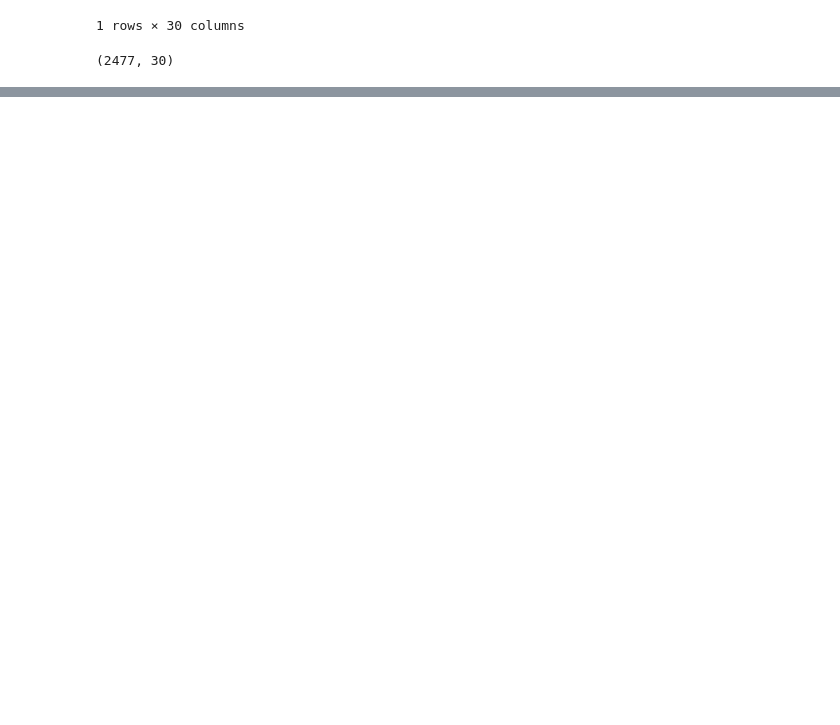
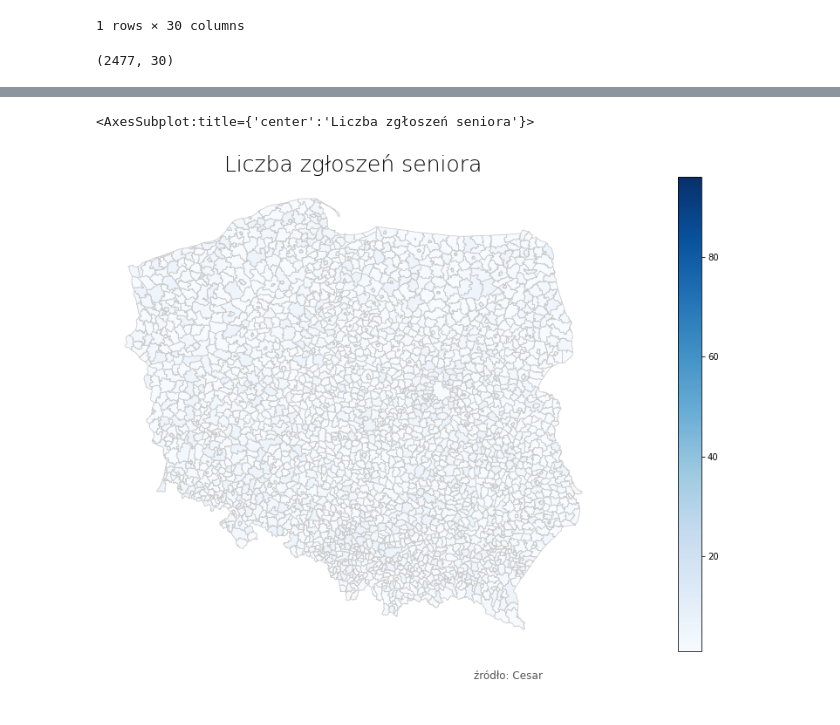
Before and after one commit to cengishan/everything, a Jupyter notebook: gminy_seniorzy.ipynb, the cells around one changed output, grey strips where cells are left out. Cells and saved outputs as stored; diff of their text form; code cells hidden in the pictures; blank space fills up the shorter version.

```diff
--- a/gminy_seniorzy.ipynb
+++ b/gminy_seniorzy.ipynb
@@ -20,7 +20,8 @@ map_df.shape
 # %% [output]
 (2477, 30)
 # %%
-map_df['JPT_KOD_JE']=map_df['JPT_KOD_JE'].str[0:6]
+#map_df['JPT_KOD_JE']=map_df['JPT_KOD_JE'].str[0:6]
+map_df['JPT_KOD_JE']=map_df['JPT_KOD_JE'].str[0:7]
 # %%
 map_df.head(1)
 # %% [output]
@@ -53,17 +73,19 @@ merged2.shape
 # %%
-
-
 # set the value column that will be visualised
 variable = 'Liczba zgłoszeń'# set the range for the choropleth values
+
 vmin = mieszkania_puste['Liczba zgłoszeń'].min()
 vmax = mieszkania_puste['Liczba zgłoszeń'].max()
 
 #reate figure and axes for Matplotlib
 fig, ax = plt.subplots(1, figsize=(30, 10))# remove the axis
 ax.axis('off')# add a title and annotation
-ax.set_title('budynki mieszkalne w gminie', fontdict={'fontsize': '25', 'fontweight' : '3'})
-ax.annotate('źródło: GUS', xy=(0.6, .05), xycoords='figure fraction', fontsize=12, color='#555555')# Create colorbar legend
+ax.set_title('Liczba zgłoszeń seniora', fontdict={'fontsize': '25', 'fontweight' : '3'})
+ax.annotate('źródło: Cesar', xy=(0.6, .05), xycoords='figure fraction', fontsize=12, color='#555555')# Create colorbar legend
 sm = plt.cm.ScalarMappable(cmap='Blues', norm=plt.Normalize(vmin=vmin, vmax=vmax))# empty array for the data range
 sm.set_array([]) # or alternatively sm._A = []. Not sure why this step is necessary, but many recommends it# add the colorbar to the figure
 fig.colorbar(sm)# create map
-merged2.plot(column=variable, cmap='Blues', linewidth=0.8, ax=ax, edgecolor='0.8', scheme='quantiles')
+merged3.plot(column=variable, cmap='Blues', linewidth=0.8, ax=ax, edgecolor='0.8', scheme='quantiles')
+# %% [output]
+<AxesSubplot:title={'center':'Liczba zgłoszeń seniora'}>
+[figure, added]
```
Also changed, not shown: parts of 7 cells of this notebook.
